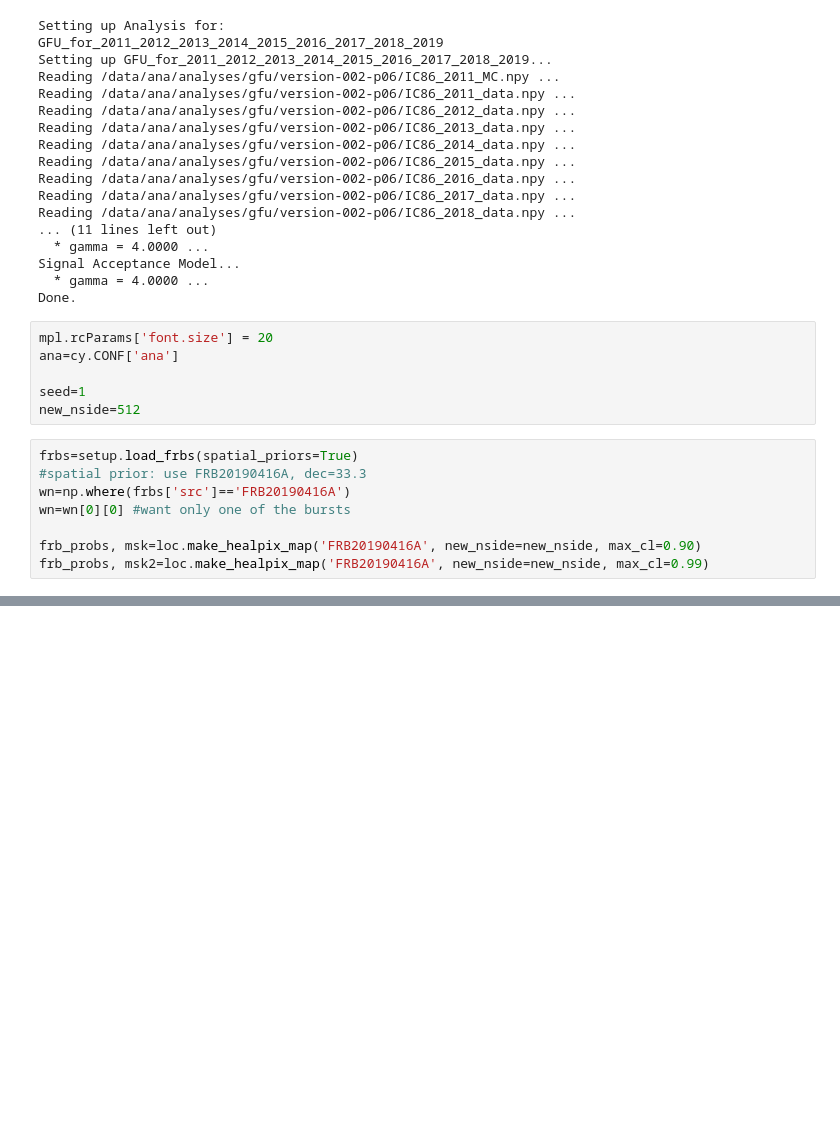
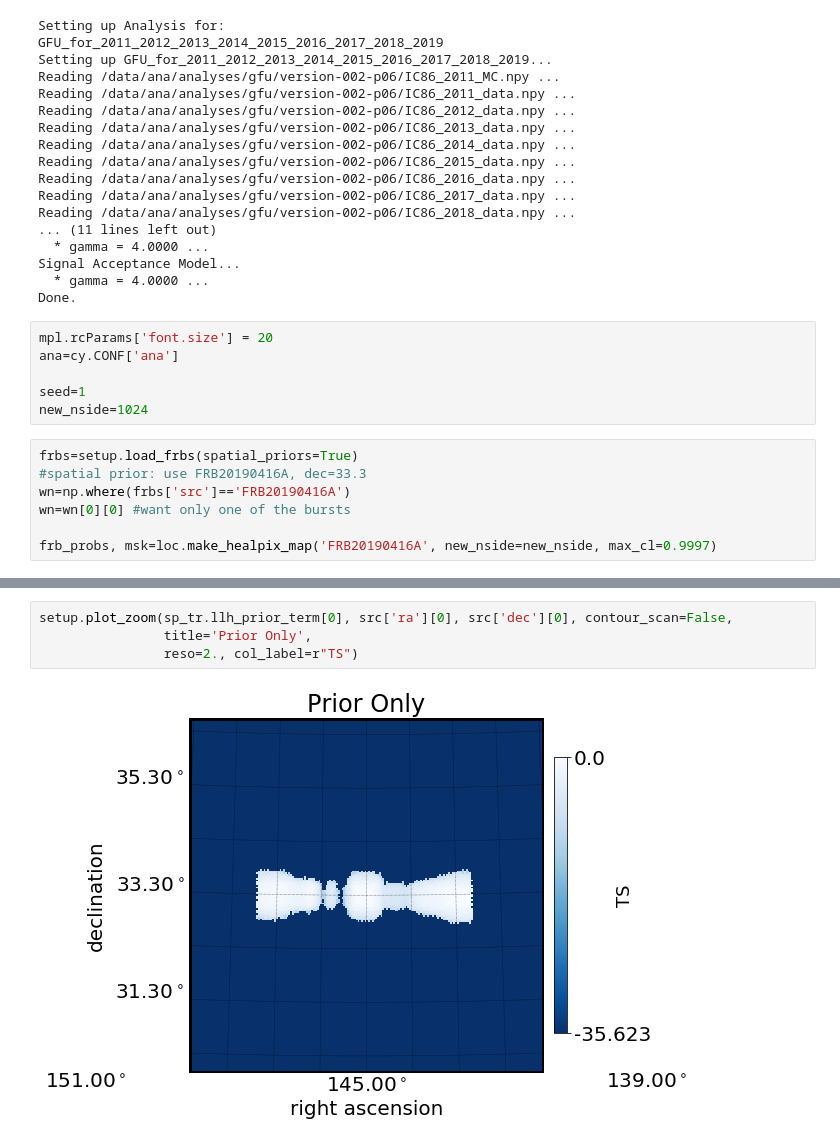
Before and after one commit to jessiethw/FRB, a Jupyter notebook: csky_spatial_priors.ipynb, the cells around one changed output, grey strips where cells are left out. Drawn from its saved outputs; the diff is of its cells as text; blank space fills up the shorter version.

```diff
--- a/csky_spatial_priors.ipynb
+++ b/csky_spatial_priors.ipynb
@@ -42,14 +42,13 @@ mpl.rcParams['font.size'] = 20
 ana=cy.CONF['ana']
 
 seed=1
-new_nside=512
+new_nside=1024
 # %%
 frbs=setup.load_frbs(spatial_priors=True)
 #spatial prior: use FRB20190416A, dec=33.3
 wn=np.where(frbs['src']=='FRB20190416A')
 wn=wn[0][0] #want only one of the bursts
 
-frb_probs, msk=loc.make_healpix_map('FRB20190416A', new_nside=new_nside, max_cl=0.90)
-frb_probs, msk2=loc.make_healpix_map('FRB20190416A', new_nside=new_nside, max_cl=0.99)
+frb_probs, msk=loc.make_healpix_map('FRB20190416A', new_nside=new_nside, max_cl=0.9997)
 # %% [output]
 sum of map probabilities: 1.00000
@@ -80,0 +90,6 @@ hp.mollview(scan[1], coord='C')
+# %%
+setup.plot_zoom(sp_tr.llh_prior_term[0], src['ra'][0], src['dec'][0], contour_scan=False,
+                title='Prior Only',
+                reso=2., col_label=r"TS")
+# %% [output]
+[figure, added]
```
Also changed, not shown: parts of 9 cells of this notebook, 2 other files.
